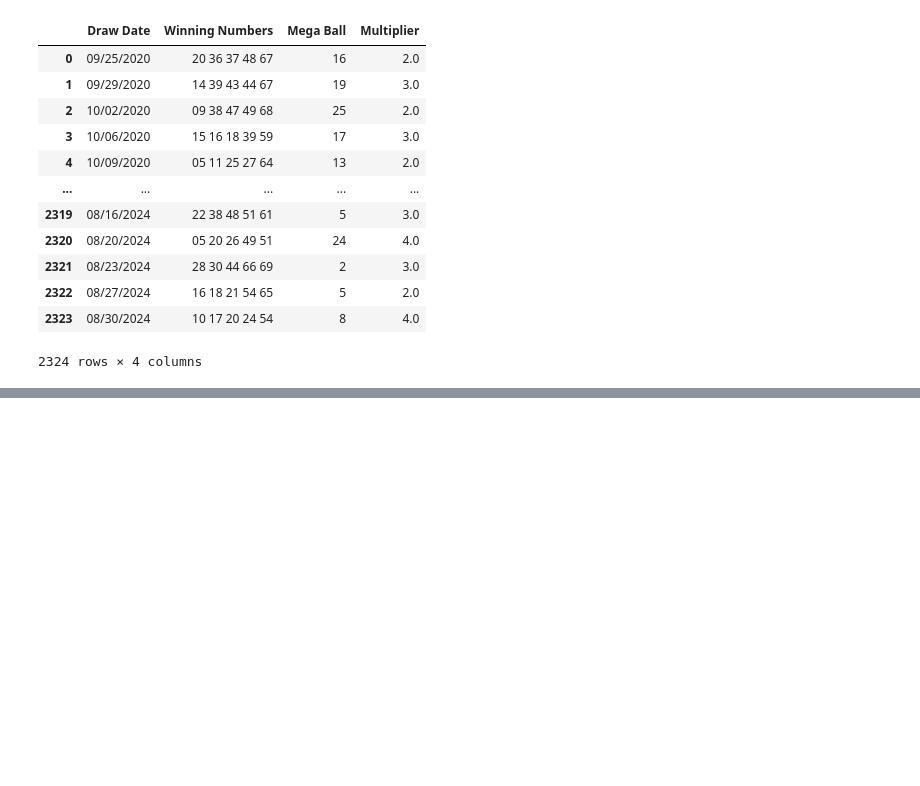
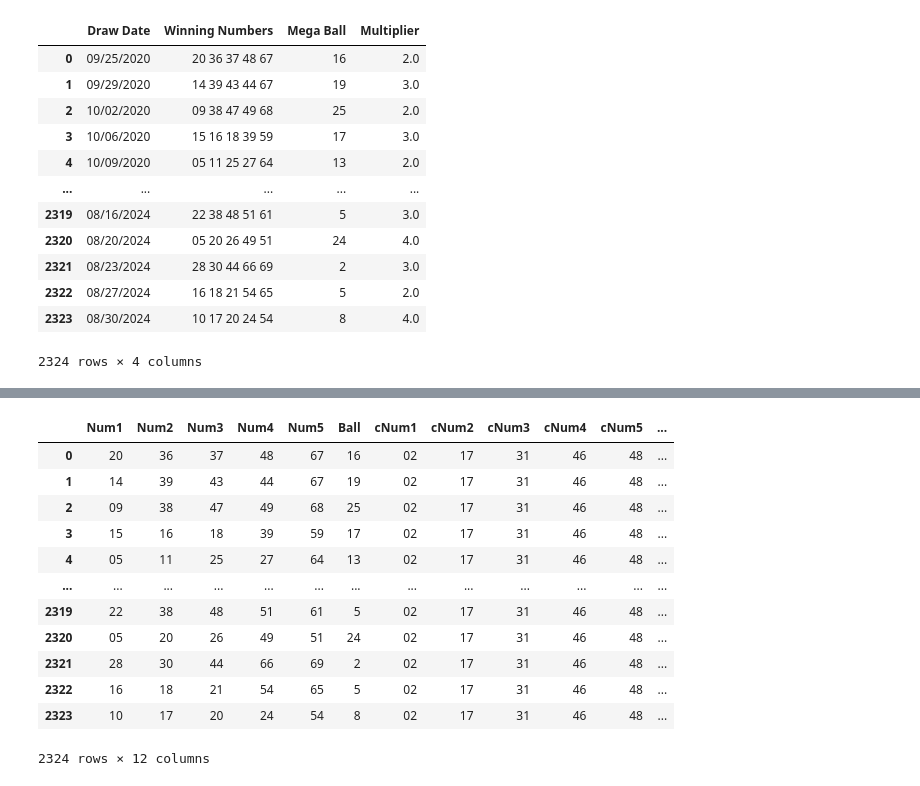
Before and after one commit to Scross2001/Lottery_Prediction, a Jupyter notebook: notebook.ipynb, the cells around one changed output, grey strips where cells are left out. Drawn from its saved outputs; the diff is of its cells as text; code cells hidden in the pictures; blank space fills up the shorter version.

```diff
--- a/notebook.ipynb
+++ b/notebook.ipynb
@@ -23,0 +55,22 @@ lottery
+# %%
+winning_numbers_split["cNum1"] = "02"
+winning_numbers_split["cNum2"] = "17"
+winning_numbers_split["cNum3"] = "31"
+winning_numbers_split["cNum4"] = "46"
+winning_numbers_split["cNum5"] = "48"
+winning_numbers_split["cBall"] = "7"
+winning_numbers_split
+# %% [output]
+|  | Num1 | Num2 | Num3 | Num4 | Num5 | Ball | cNum1 | cNum2 | cNum3 | cNum4 | cNum5 | ... |
+| 0 | 20 | 36 | 37 | 48 | 67 | 16 | 02 | 17 | 31 | 46 | 48 | ... |
+| 1 | 14 | 39 | 43 | 44 | 67 | 19 | 02 | 17 | 31 | 46 | 48 | ... |
+| 2 | 09 | 38 | 47 | 49 | 68 | 25 | 02 | 17 | 31 | 46 | 48 | ... |
+| 3 | 15 | 16 | 18 | 39 | 59 | 17 | 02 | 17 | 31 | 46 | 48 | ... |
+| 4 | 05 | 11 | 25 | 27 | 64 | 13 | 02 | 17 | 31 | 46 | 48 | ... |
+| ... | ... | ... | ... | ... | ... | ... | ... | ... | ... | ... | ... | ... |
+| 2319 | 22 | 38 | 48 | 51 | 61 | 5 | 02 | 17 | 31 | 46 | 48 | ... |
+| 2320 | 05 | 20 | 26 | 49 | 51 | 24 | 02 | 17 | 31 | 46 | 48 | ... |
+| 2321 | 28 | 30 | 44 | 66 | 69 | 2 | 02 | 17 | 31 | 46 | 48 | ... |
+| 2322 | 16 | 18 | 21 | 54 | 65 | 5 | 02 | 17 | 31 | 46 | 48 | ... |
+| 2323 | 10 | 17 | 20 | 24 | 54 | 8 | 02 | 17 | 31 | 46 | 48 | ... |
+2324 rows × 12 columns
```
Also changed, not shown: parts of 12 cells of this notebook, 1 other file.
